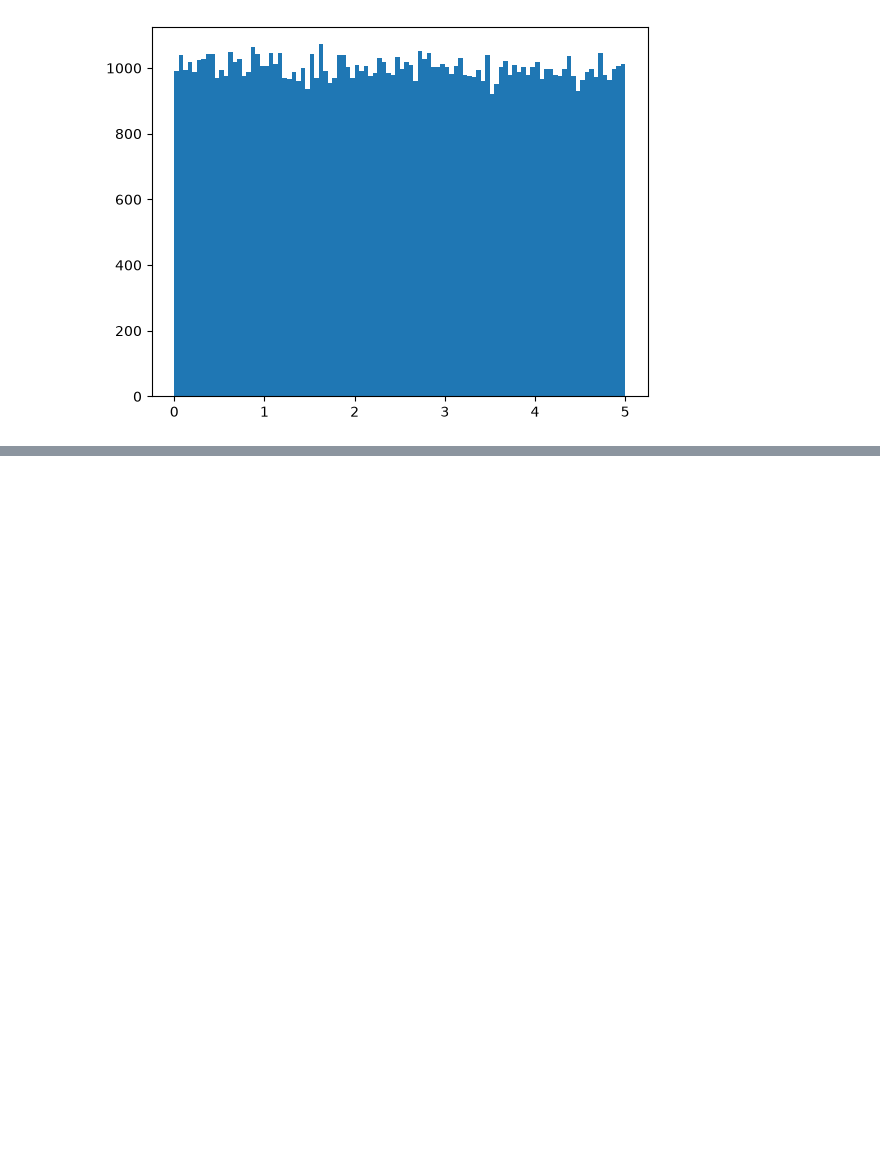
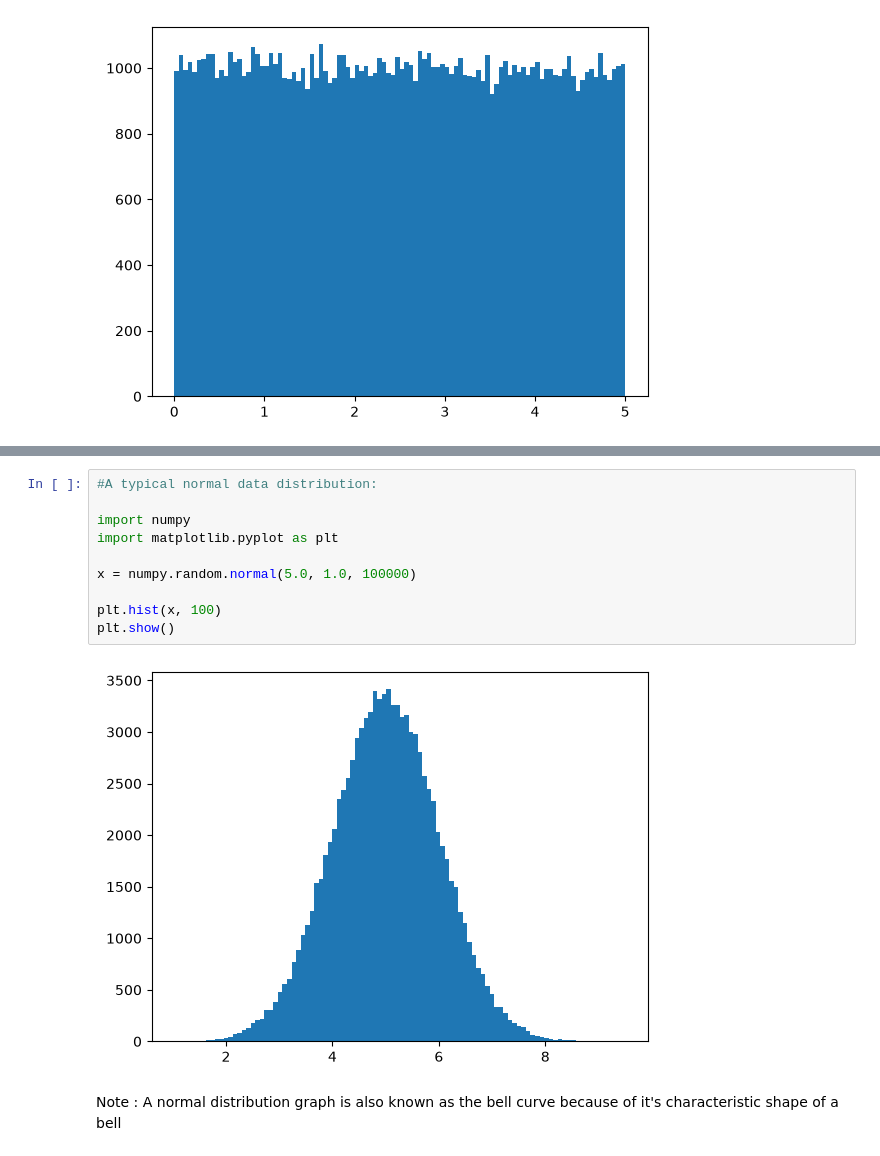
Before and after one commit to shopy100/machineLearning, a Jupyter notebook: w3MachineLearning-1.ipynb, the cells around one changed output, grey strips where cells are left out. Cells and saved outputs as stored; diff of their text form; blank space fills up the shorter version.

```diff
--- a/w3MachineLearning-1.ipynb
+++ b/w3MachineLearning-1.ipynb
@@ -209,0 +218,14 @@ plt.show()
+# %%
+#A typical normal data distribution:
+
+import numpy
+import matplotlib.pyplot as plt
+
+x = numpy.random.normal(5.0, 1.0, 100000)
+
+plt.hist(x, 100)
+plt.show()
+# %% [output]
+[figure, added]
+# %% [markdown]
+Note : A normal distribution graph is also known as the bell curve because of it's characteristic shape of a bell
```
Also changed, not shown: parts of 2 cells of this notebook.
